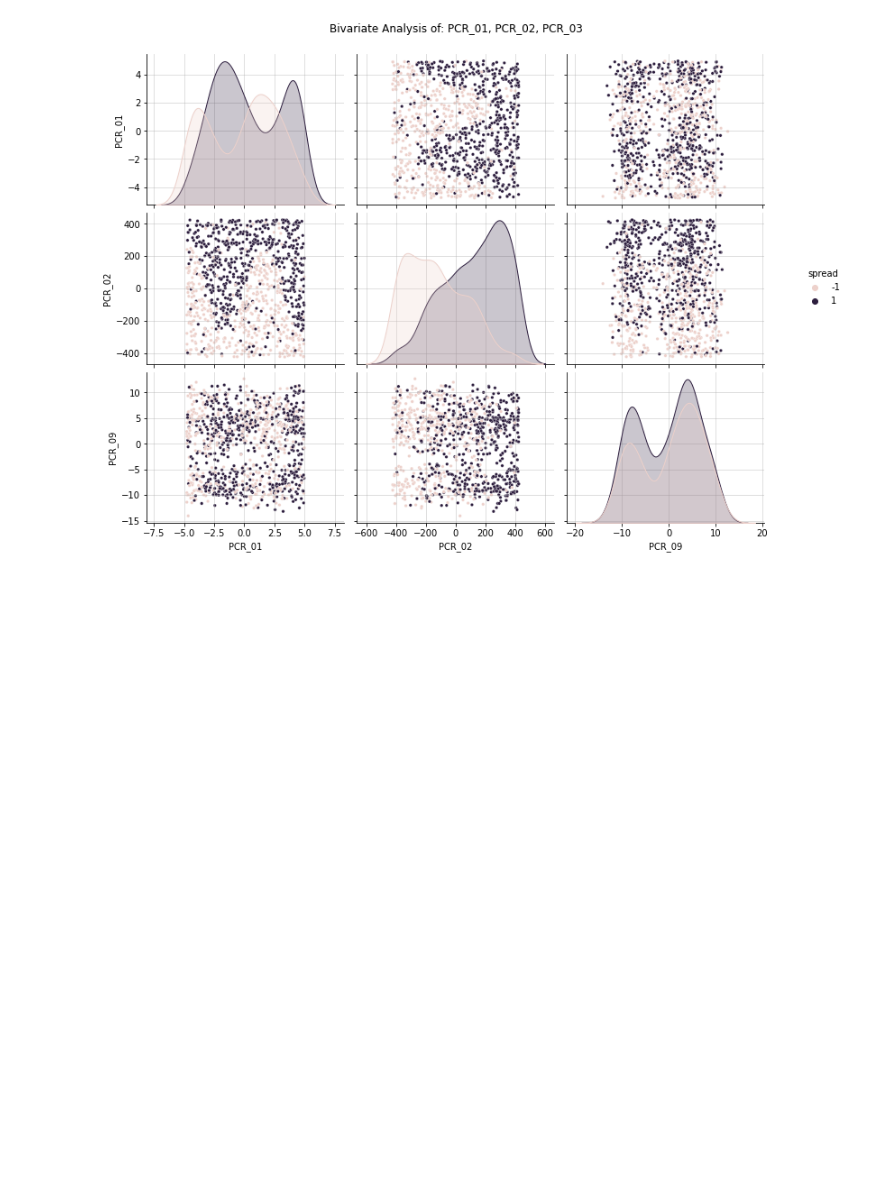
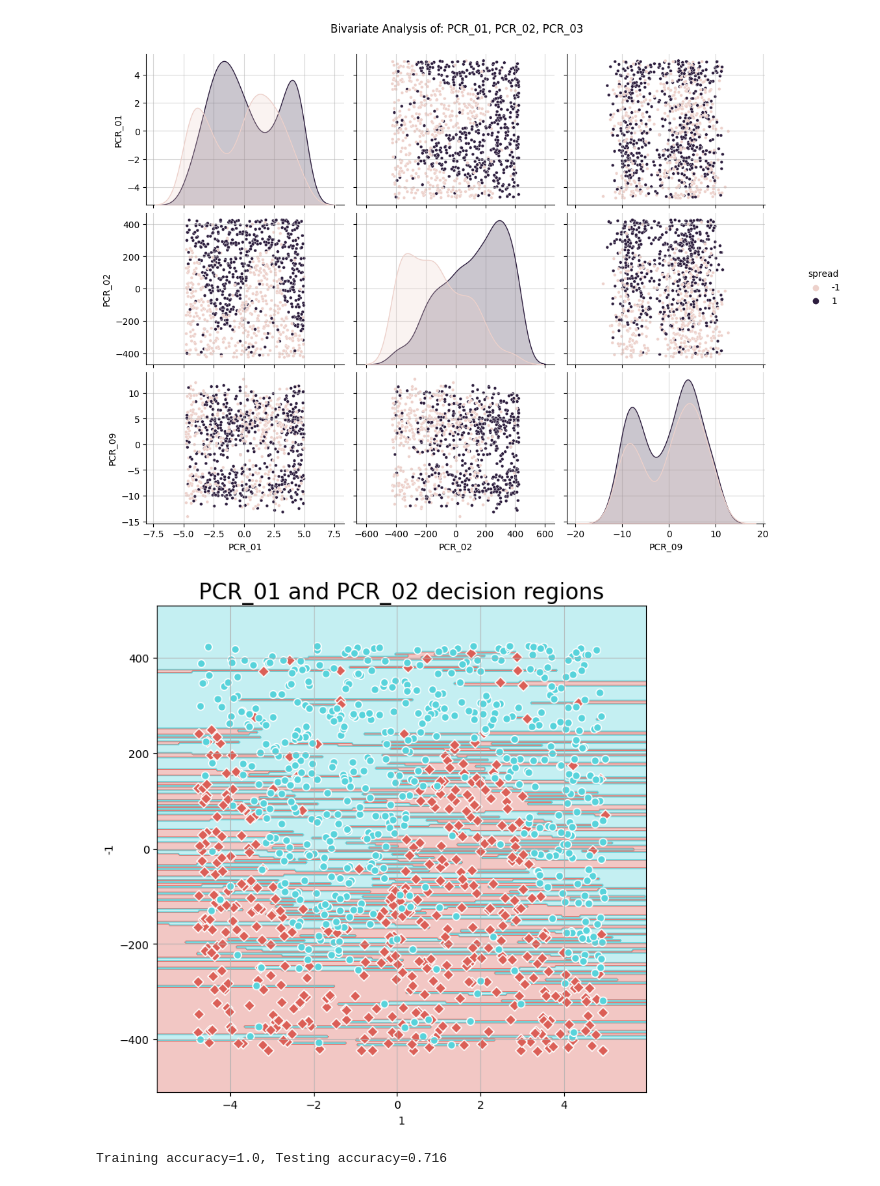
Before and after one commit to HayElmaliah/Intro-to-machine-learning-HW1-wet, a Jupyter notebook: Copy_of_HW1_template.ipynb, the cells around one changed output. Cells and saved outputs as stored; diff of their text form; code cells hidden in the pictures; blank space fills up the shorter version.

```diff
--- a/Copy_of_HW1_template.ipynb
+++ b/Copy_of_HW1_template.ipynb
@@ -97,14 +98,22 @@ g.fig.set_size_inches(12,8)
 # %%
 #KNN
 from sklearn.base import BaseEstimator,ClassifierMixin
+from scipy.spatial import distance
+from scipy.stats import mode
+
 class kNN(BaseEstimator, ClassifierMixin):
     def __init__(self, n_neighbors:int = 3):
         self.n_neighbors = n_neighbors
+        self.x_train = None
+        self.y_train = None
+
     def fit(self, X, y):
-        # TODO: complete
+        self.x_train = np.copy(X)
+        self.y_train = np.copy(y)
         return self
+
     def predict(self, X):
-        # Note: You can use self.n_neighbors here
-        predictions = None
-        # TODO: compute the predicted labels (+1 or -1)
+        dists = distance.cdist(X, self.x_train)
+        kth_idx = np.argpartition(dists, self.n_neighbors)[:, :self.n_neighbors]
+        predictions = mode(self.y_train[kth_idx], axis=1)[0].flatten()
         return predictions
@@ -110,0 +180,20 @@ class kNN(BaseEstimator, ClassifierMixin):
+# %%
+# knn usage to predict 'spread':
+df_x_train = np.array(train[["PCR_01", "PCR_02"]])
+df_y_train = np.array(train.spread)
+
+df_x_test = np.array(test[["PCR_01", "PCR_02"]])
+df_y_test = np.array(test.spread)
+
+h = kNN(n_neighbors=1)
+h.fit(df_x_train, df_y_train)
+
+visualize_clf(h, df_x_train, df_y_train, "PCR_01 and PCR_02 decision regions", "PCR_01", "PCR_02")
+
+train_acc = h.score(df_x_train, df_y_train)
+test_acc = h.score(df_x_test, df_y_test)
+
+print(f'Training accuracy={train_acc}, Testing accuracy={test_acc}')
+# %% [output]
+[figure, added]
+Training accuracy=1.0, Testing accuracy=0.716
```
Also changed, not shown: parts of 8 cells of this notebook.
